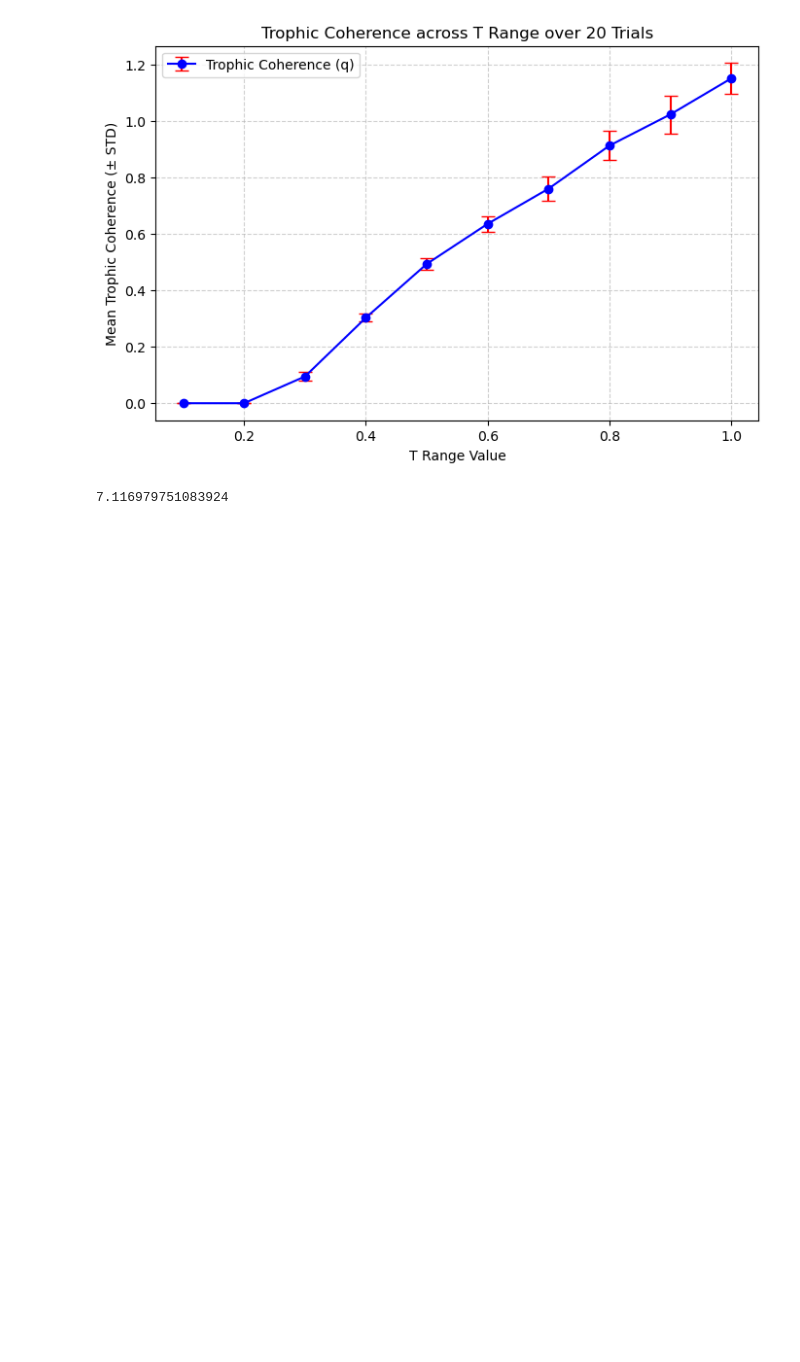
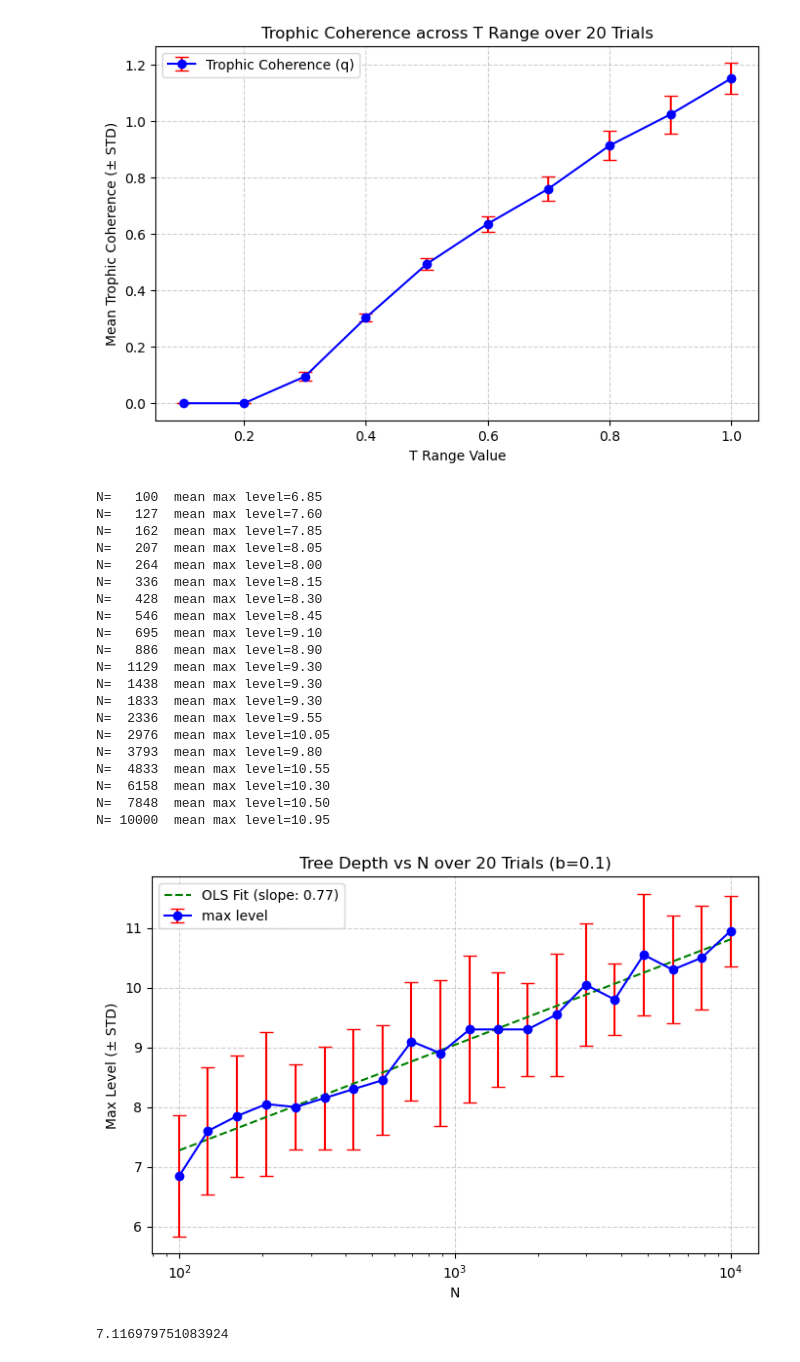
Before and after one commit to caleb-chandler/hierarchy-info-project, a Jupyter notebook: analysis.ipynb, the cells around one changed output. Drawn from its saved outputs; the diff is of its cells as text; code cells hidden in the pictures; blank space fills up the shorter version.

```diff
--- a/analysis.ipynb
+++ b/analysis.ipynb
@@ -59,6 +59,75 @@ plt.legend()
 plt.show()
 # %% [output]
 [figure]
+# %%
+# empirical scaling of tree depth with N (used to determine denominator for T-hat)
+
+# parameters as set in simulation.py
+B_FRACTION = 0.1
+DENSITY_MARGIN = 9.0
+N_MIN, N_MAX = 100, 10_000
+N_SIZES = 20
+M = 20                  # graph draws per N
+T_HAT = 0.5             # irrelevant to depth (set before excess links), but create_new needs it
+
+N_range = np.unique(np.round(
+    np.logspace(np.log10(N_MIN), np.log10(N_MAX), N_SIZES)
+).astype(int))
+c = calibrate_density(B_FRACTION, N_MAX, margin=DENSITY_MARGIN)
+rng = np.random.default_rng(seed=21)
+
+depths = np.zeros((M, len(N_range)))
+for col, N in enumerate(N_range):
+    for row in range(M):
+        _, _, tree_depth, _, _ = create_new(int(N), B_FRACTION, c, T_HAT, rng)
+        depths[row, col] = tree_depth
+    print(f'N={int(N):>6d}  mean max level={depths[:, col].mean():.2f}')
+
+means = depths.mean(axis=0)
+stds = depths.std(axis=0)
+
+# --- plotting ---
+
+plt.figure(figsize=(8, 5))
+plt.errorbar(N_range, means, yerr=stds, fmt='-o', color='blue',
+             ecolor='red', capsize=5, label='max level')
+
+# ols fit
+log_N = np.log(N_range)
+m, b = np.polyfit(log_N, means, deg=1)
+plt.plot(N_range, m * log_N + b, color='green', linestyle='--',
+         label=f'OLS Fit (slope: {m:.2f})')
+
+plt.xscale('log')
+plt.xlabel('N')
+plt.ylabel('Max Level (± STD)')
+plt.title(f'Tree Depth vs N over {M} Trials (b={B_FRACTION})')
+plt.grid(True, linestyle='--', alpha=0.6)
+plt.legend()
+plt.savefig('figures/tree_depth_vs_N.png', dpi=300, bbox_inches='tight')
+plt.show()
+# %% [output]
+N=   100  mean max level=6.85
+N=   127  mean max level=7.60
+N=   162  mean max level=7.85
+N=   207  mean max level=8.05
+N=   264  mean max level=8.00
+N=   336  mean max level=8.15
+N=   428  mean max level=8.30
+N=   546  mean max level=8.45
+N=   695  mean max level=9.10
+N=   886  mean max level=8.90
+N=  1129  mean max level=9.30
+N=  1438  mean max level=9.30
+N=  1833  mean max level=9.30
+N=  2336  mean max level=9.55
+N=  2976  mean max level=10.05
+N=  3793  mean max level=9.80
+N=  4833  mean max level=10.55
+N=  6158  mean max level=10.30
+N=  7848  mean max level=10.50
+N= 10000  mean max level=10.95
+[figure, added]
 # %%
 # check math on calibrate_density
 
```
Also changed, not shown: parts of 1 cell of this notebook, 15 other files.
